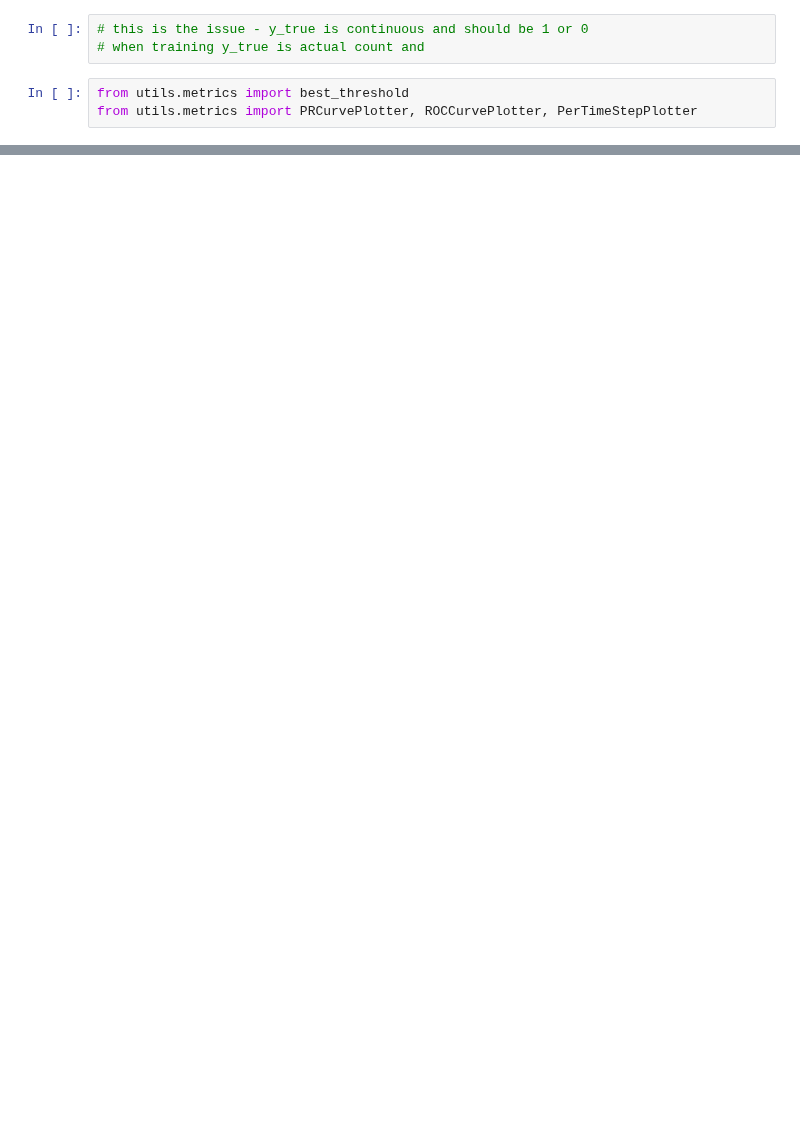
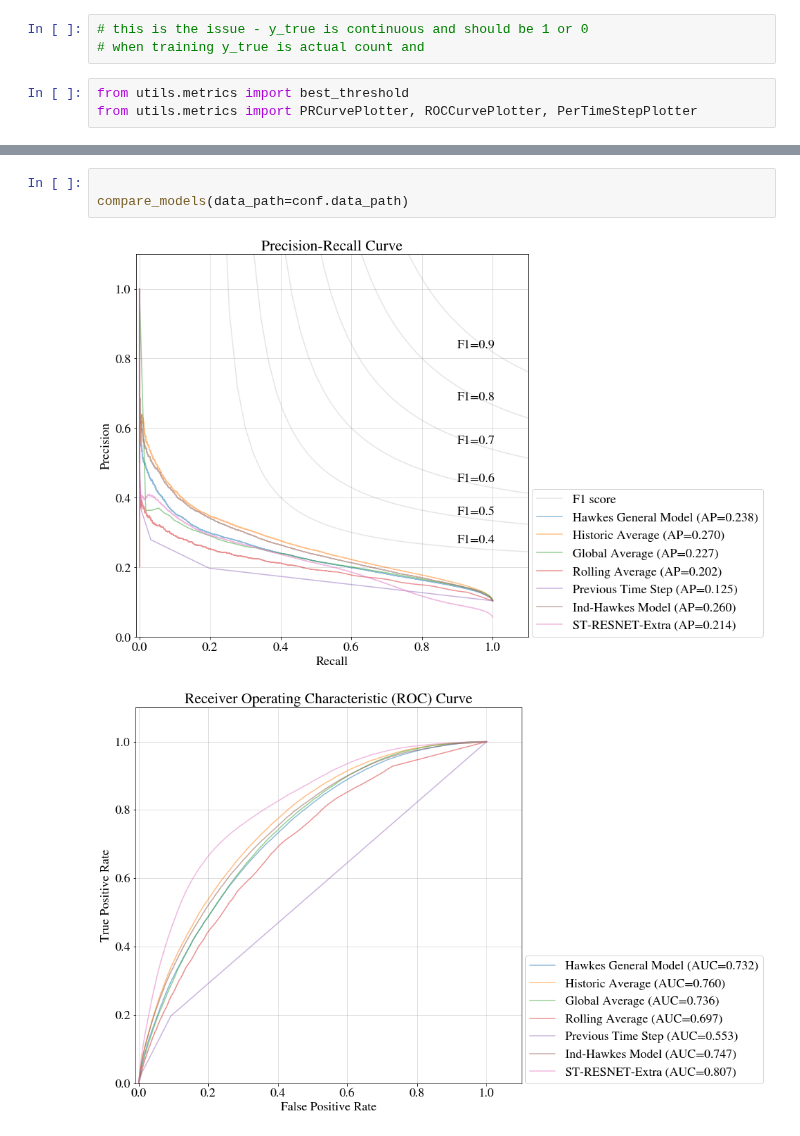
Before and after one commit to bernsblack/masters, a Jupyter notebook: run_resnet_model.ipynb, the cells around one changed output, grey strips where cells are left out. Drawn from its saved outputs; the diff is of its cells as text; blank space fills up the shorter version.

```diff
--- a/run_resnet_model.ipynb
+++ b/run_resnet_model.ipynb
@@ -366 +450,7 @@ from utils.metrics import PRCurvePlotter, ROCCurvePlotter, PerTimeStepPlotter
+# %%
+
+compare_models(data_path=conf.data_path)
+# %% [output]
+[figure, added]
+[figure, added]
 # %%
```
Also changed, not shown: parts of 9 cells of this notebook, 5 other files.
